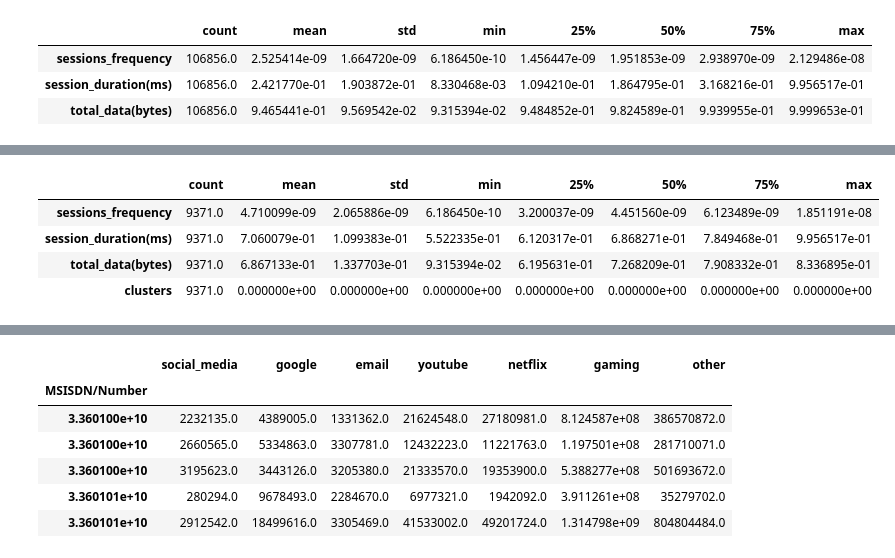
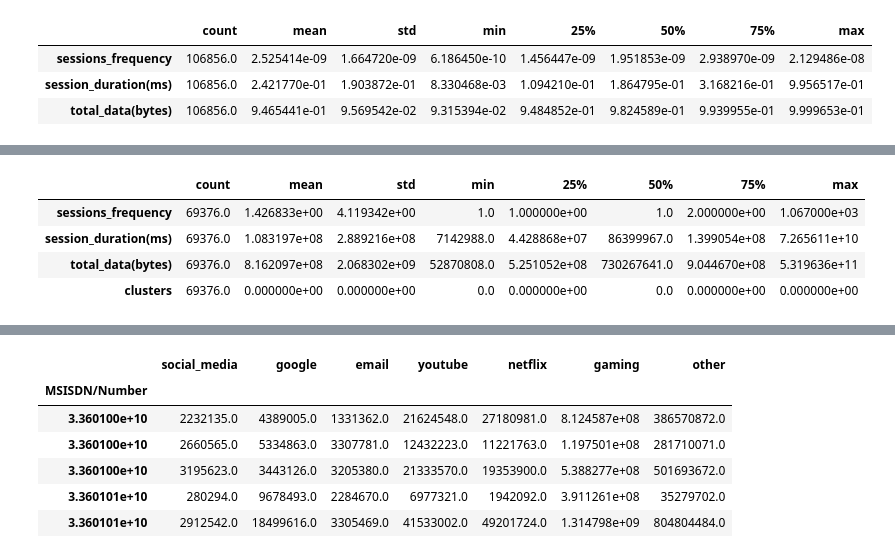
Before and after one commit to Keriii/week_1, a Jupyter notebook: notebook/User Engagement Analysis.ipynb, the cells around one changed output, grey strips where cells are left out. Drawn from its saved outputs; the diff is of its cells as text; code cells hidden in the pictures.

```diff
--- a/notebook/User Engagement Analysis.ipynb
+++ b/notebook/User Engagement Analysis.ipynb
@@ -149,8 +140,8 @@ metrics_cluster = normilized.copy()
 kmeans = KMeans(n_clusters=3)
 kmeans.fit(normilized)
 labels = kmeans.labels_
-metrics_cluster['clusters'] = labels
+metrics['clusters'] = labels
 
-metrics_cluster.head()
+metrics.head()
 # %% [output]
 |  | sessions_frequency | session_duration(ms) | total_data(bytes) | clusters |
@@ -162,11 +154,11 @@ metrics_cluster.head()
 # %%
 #cluster 1 description
-metrics_cluster[metrics_cluster['clusters']==0].describe().transpose()
+metrics[metrics['clusters']==0].describe().transpose()
 # %% [output]
 |  | count | mean | std | min | 25% | 50% | 75% | max |
-| sessions_frequency | 9371.0 | 4.710099e-09 | 2.065886e-09 | 6.186450e-10 | 3.200037e-09 | 4.451560e-09 | 6.123489e-09 | 1.851191e-08 |
-| session_duration(ms) | 9371.0 | 7.060079e-01 | 1.099383e-01 | 5.522335e-01 | 6.120317e-01 | 6.868271e-01 | 7.849468e-01 | 9.956517e-01 |
-| total_data(bytes) | 9371.0 | 6.867133e-01 | 1.337703e-01 | 9.315394e-02 | 6.195631e-01 | 7.268209e-01 | 7.908332e-01 | 8.336895e-01 |
-| clusters | 9371.0 | 0.000000e+00 | 0.000000e+00 | 0.000000e+00 | 0.000000e+00 | 0.000000e+00 | 0.000000e+00 | 0.000000e+00 |
+| sessions_frequency | 69376.0 | 1.426833e+00 | 4.119342e+00 | 1.0 | 1.000000e+00 | 1.0 | 2.000000e+00 | 1.067000e+03 |
+| session_duration(ms) | 69376.0 | 1.083197e+08 | 2.889216e+08 | 7142988.0 | 4.428868e+07 | 86399967.0 | 1.399054e+08 | 7.265611e+10 |
+| total_data(bytes) | 69376.0 | 8.162097e+08 | 2.068302e+09 | 52870808.0 | 5.251052e+08 | 730267641.0 | 9.044670e+08 | 5.319636e+11 |
+| clusters | 69376.0 | 0.000000e+00 | 0.000000e+00 | 0.0 | 0.000000e+00 | 0.0 | 0.000000e+00 | 0.000000e+00 |
 # %%
 #cluster 2 description
```
Also changed, not shown: parts of 6 cells of this notebook.
